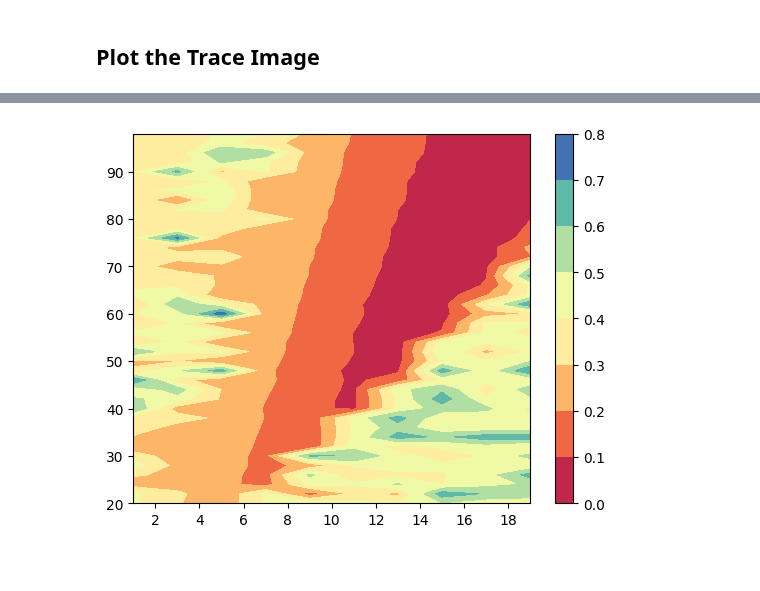
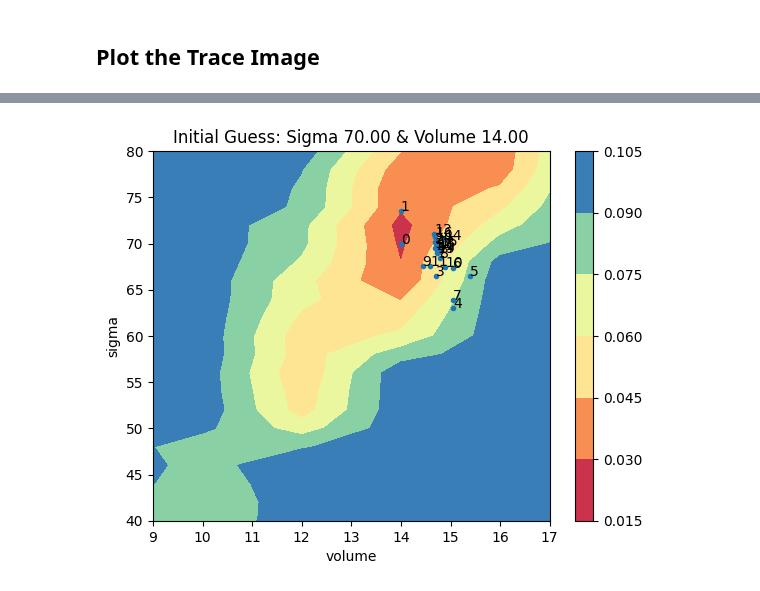
Before and after one commit to Lomolanisgo/Bayesian_PendantDrop_Tensiometry, a Jupyter notebook: adjust_parameter_v4beta.ipynb, the cells around one changed output, grey strips where cells are left out. Saved outputs shown, nothing was run; the diff lists cells and outputs as text; code cells hidden in the pictures; blank space fills up the shorter version.

```diff
--- a/adjust_parameter_v4beta.ipynb
+++ b/adjust_parameter_v4beta.ipynb
@@ -242,8 +247,8 @@ opStart=time.time()
 print('Optimization Start')
 xs=[]
 losts=[]
-x0=np.asarray((75,11))
+x0=np.asarray((70,14))
 #sigma; v0; length_Ne,r_Ne; x,y; scaling_rate;
-res=scipy.optimize.minimize(obtimize_v5,x0,method='nelder-mead',options={'maxiter':50})
+res=scipy.optimize.minimize(obtimize_v5,x0,method='nelder-mead',options={'maxiter':10})
 opEnd=time.time()
 print('Optimize Program Running Time: ',opEnd-opStart)
@@ -364,5 +297,0 @@ Calculate lost of sigma[90,100) & volume[1,20)
-# %%
-grid_arr=np.asarray(Grid)
-sigma= np.asarray(range(20,100,2))
-volume=np.asarray(range (1,20,2))
-lost=grid_arr[:,2]
@@ -412,13 +297,0 @@ dill.dump_session( './GlobalGrid.pkl')
-# %%
-import matplotlib.pyplot as plt
-import numpy as np
-from numpy import ma
-from matplotlib import ticker, cm
-#进行绘图
-fig, ax = plt.subplots()
-cs = ax.contourf(volume,sigma, lost2d, cmap=plt.get_cmap('Spectral'))
-#添加colorbar
-cbar = fig.colorbar(cs)
-plt.show()
-# %% [output]
-[figure, removed]
@@ -424,0 +301,32 @@ plt.show()
+# %%
+# write the value of all cost>0.1 elements in lost2d_all to 0.1
+#lost2d_part=lost2d_all+0
+#lost2d_part[lost2d_part > 0.1] = 0.1
+
+arxs=np.asarray(xs)
+x=arxs[:,0]
+y=arxs[:,1]
+z=losts
+
+fig, ax = plt.subplots()
+cs = ax.contourf(volume, sigma, lost2d_part, cmap=plt.get_cmap('Spectral'))
+im = ax.scatter(y,x,marker='.')
+
+
+n=np.arange(y.shape[0])
+for i,txt in enumerate(n):
+    ax.annotate(txt,(y[i],x[i]))
+#添加colorbar
+cbar = fig.colorbar(cs)
+
+plt.xlabel('volume')#x轴从1到7.1
+plt.ylabel('sigma')#y轴从40到100
+
+plt.xlim((9,17))
+plt.ylim((40,80))
+
+plt.title('Initial Guess: Sigma %.2f & Volume %.2f'%(x0[0], x0[1]))
+
+plt.show()
+# %% [output]
+[figure, added]
```
Also changed, not shown: parts of 20 cells of this notebook.
